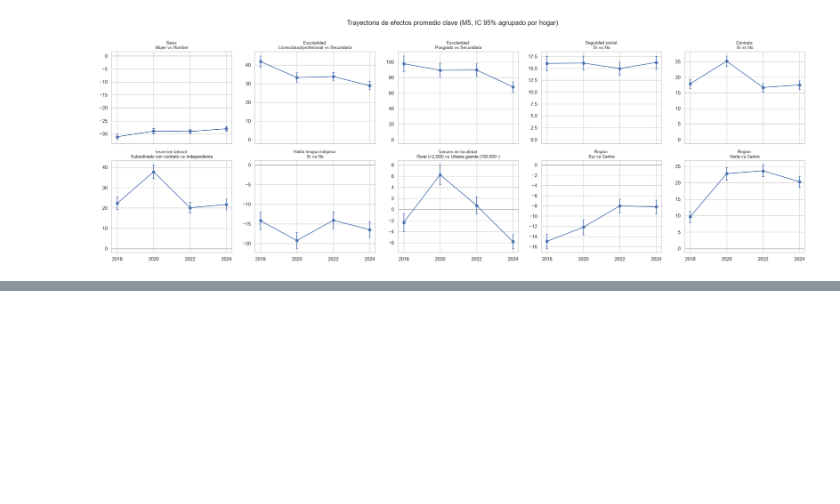
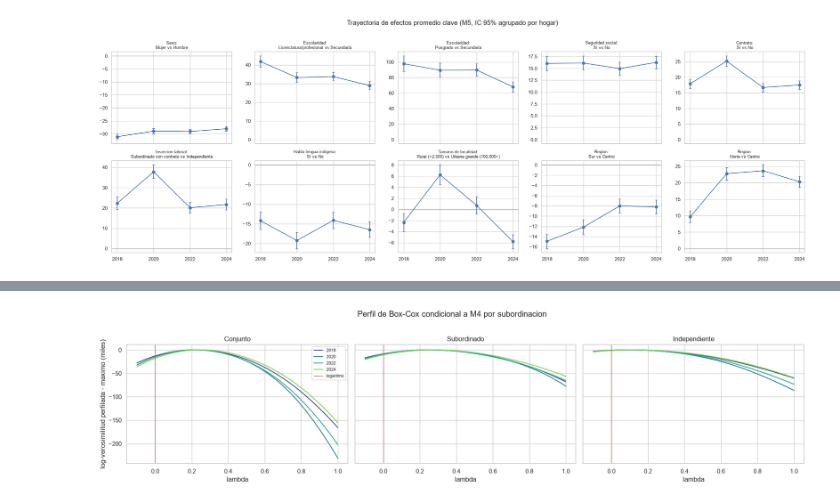
Before and after one commit to FernandoRossell/inegi-income-modeling, a Jupyter notebook: notebooks/16_interpretacion_modelo_final.ipynb, the cells around one changed output, grey strips where cells are left out. Cells and saved outputs as stored; diff of their text form; code cells hidden in the pictures; blank space fills up the shorter version.

```diff
--- a/notebooks/16_interpretacion_modelo_final.ipynb
+++ b/notebooks/16_interpretacion_modelo_final.ipynb
@@ -739,0 +1233,85 @@ mostrar_figura(fig, "trayectorias_efectos_clave")
+# %%
+ESPEC_M4_SIN_SUBOR = [t for t in ESPECIFICACIONES["M4_ocupacion_sector"] if "subor_principal_desc" not in t]
+filas, perfiles = [], []
+for anio in ANIOS:
+    d = datos[anio]
+    for grupo, sub, espec in [("Conjunto", d, ESPECIFICACIONES["M4_ocupacion_sector"]),
+                              ("Subordinado", d.loc[d.subor_grupo.eq("Subordinado")], ESPEC_M4_SIN_SUBOR),
+                              ("Independiente", d.loc[d.subor_grupo.eq("Independiente")], ESPEC_M4_SIN_SUBOR)]:
+        sub = sub.reset_index(drop=True)
+        X = construir_matriz(sub, espec)
+        resumen, llf = perfil_box_cox(X, sub[TARGET])
+        ols = sm.OLS(sub[LOG_TARGET].astype(float), X).fit(method="qr")
+        reset = linear_reset(ols, power=3, test_type="fitted", use_f=False, cov_type="HC0")
+        bp, p_bp, _, _ = het_breuschpagan(ols.resid, X, robust=True)
+        jb, p_jb, _, _ = jarque_bera(ols.resid)
+        localidad = sm.add_constant(pd.get_dummies(sub.tam_loc_grupo, drop_first=True, dtype=float).to_numpy())
+        bp_loc, p_bp_loc, _, _ = het_breuschpagan(ols.resid, localidad, robust=True)
+        filas.append({"anio": anio, "grupo": grupo, "n": len(sub), "k": X.shape[1], **resumen,
+                      "sd_residual_log": float(np.std(ols.resid, ddof=X.shape[1])),
+                      "reset_wald": float(np.squeeze(reset.statistic)), "p_reset": float(np.squeeze(reset.pvalue)),
+                      "breusch_pagan": bp, "p_bp": p_bp, "jarque_bera": jb, "p_jb": p_jb,
+                      "bp_localidad": bp_loc, "p_bp_localidad": p_bp_loc})
+        perfiles.append(pd.DataFrame({"anio": anio, "grupo": grupo, "lambda": GRID_LAMBDA, "log_verosimilitud": llf}))
+        del X, ols
+box_cox_grupo = pd.DataFrame(filas)
+perfiles_box_cox_grupo = pd.concat(perfiles, ignore_index=True)
+display(box_cox_grupo[["anio", "grupo", "n", "lambda_hat", "ic_inferior", "ic_superior", "delta_ll_log", "delta_ll_raiz",
+                       "delta_ll_nivel", "ganancia_capturada_por_log", "asimetria_log", "asimetria_lambda_hat",
+                       "curtosis_log", "sd_residual_log"]].round(3))
+display(box_cox_grupo[["anio", "grupo", "reset_wald", "p_reset", "breusch_pagan", "p_bp", "jarque_bera",
+                       "bp_localidad", "p_bp_localidad"]].round(3))
+
+# Validacion contra el notebook 15 (solo con muestra completa)
+if FRACCION_HOGARES_PRUEBA_16 is None:
+    referencia_15 = pd.read_csv(MANIFEST_15.parent / "box_cox_condicional.csv").set_index("anio")
+    conjunto = box_cox_grupo.loc[box_cox_grupo.grupo.eq("Conjunto")].set_index("anio")
+    diferencias = pd.DataFrame({
+        "lambda_15": referencia_15.lambda_hat_condicional, "lambda_16": conjunto.lambda_hat,
+        "g_log_15": referencia_15.ganancia_capturada_por_log, "g_log_16": conjunto.ganancia_capturada_por_log})
+    display(diferencias.round(4))
+    if not (np.allclose(diferencias.lambda_15, diferencias.lambda_16)
+            and np.allclose(diferencias.g_log_15, diferencias.g_log_16, atol=1e-6)):
+        raise ValueError("El Box-Cox conjunto no reproduce el notebook 15.")
+else:
+    print("Submuestra de prueba: la validacion contra el notebook 15 se omite.")
+
+clasificacion = []
+for anio in ANIOS:
+    s = box_cox_grupo.loc[box_cox_grupo.anio.eq(anio)].set_index("grupo").lambda_hat
+    lam_sub, lam_ind = s["Subordinado"], s["Independiente"]
+    escenario = ("1: la lambda conjunta viene sobre todo de la mezcla" if lam_sub <= 0.10 and lam_ind > 0.10 else
+                 "2: costo general del logaritmo" if lam_sub >= 0.15 and lam_ind >= 0.15 else "intermedio")
+    clasificacion.append({"anio": anio, "lambda_subordinado": lam_sub, "lambda_independiente": lam_ind,
+                          "lambda_conjunto": s["Conjunto"], "escenario": escenario})
+display(pd.DataFrame(clasificacion))
+
+fig, ejes = plt.subplots(1, 3, figsize=(18, 4.4), sharey=True)
+for ax, grupo in zip(ejes, ["Conjunto", "Subordinado", "Independiente"]):
+    for anio in ANIOS:
+        s = perfiles_box_cox_grupo.loc[perfiles_box_cox_grupo.anio.eq(anio) & perfiles_box_cox_grupo.grupo.eq(grupo)]
+        ax.plot(s["lambda"], (s.log_verosimilitud - s.log_verosimilitud.max()) / 1000, color=COLORES_ANIO[anio], label=str(anio))
+    ax.axvline(0, color="#c44e52", linewidth=0.9, label="logaritmo")
+    ax.set(title=grupo, xlabel="lambda")
+ejes[0].set_ylabel("log-verosimilitud perfilada - maximo (miles)")
+ejes[0].legend(fontsize=8)
+fig.suptitle("Perfil de Box-Cox condicional a M4 por subordinacion", y=1.02)
+fig.tight_layout()
+mostrar_figura(fig, "box_cox_por_subordinacion")
+
+filas = []
+for anio in ANIOS:
+    d = datos[anio]
+    sin, con = d.loc[d.subor_grupo.eq(NO_APLICA)], d.loc[d.subor_grupo.ne(NO_APLICA)]
+    for etiqueta, g in [("Sin trabajo principal", sin), ("Con trabajo principal", con)]:
+        q = g[LOG_TARGET].quantile([0.10, 0.50, 0.90])
+        filas.append({"anio": anio, "grupo": etiqueta, "n": len(g), "pct_universo": 100 * len(g) / len(d),
+                      "log_p10": q[0.10], "log_p50": q[0.50], "log_p90": q[0.90],
+                      "ingreso_mediano": float(g[TARGET].median()), "horas_media": float(g.horas_acotadas.mean()),
+                      "edad_media": float(g.edad.mean()), "pct_mujeres": 100 * float(g.sexo_desc.eq("Mujer").mean()),
+                      "pct_rural": 100 * float(g.tam_loc_grupo.eq("Rural (<2,500)").mean()),
+                      "pct_estrato_bajo": 100 * float(g.est_socio_grupo.eq("Bajo").mean())})
+sin_trabajo_principal = pd.DataFrame(filas)
+display(sin_trabajo_principal.round(2))
+print("La base de modelado no conserva la fuente del ingreso (claves de ingresos.csv); para desagregarla habria que volver al mart.")
+# %% [output]
@@ -739,0 +1355 @@ mostrar_figura(fig, "trayectorias_efectos_clave")
+[figure, added]
```
Also changed, not shown: parts of 28 cells of this notebook, 13 other files.
